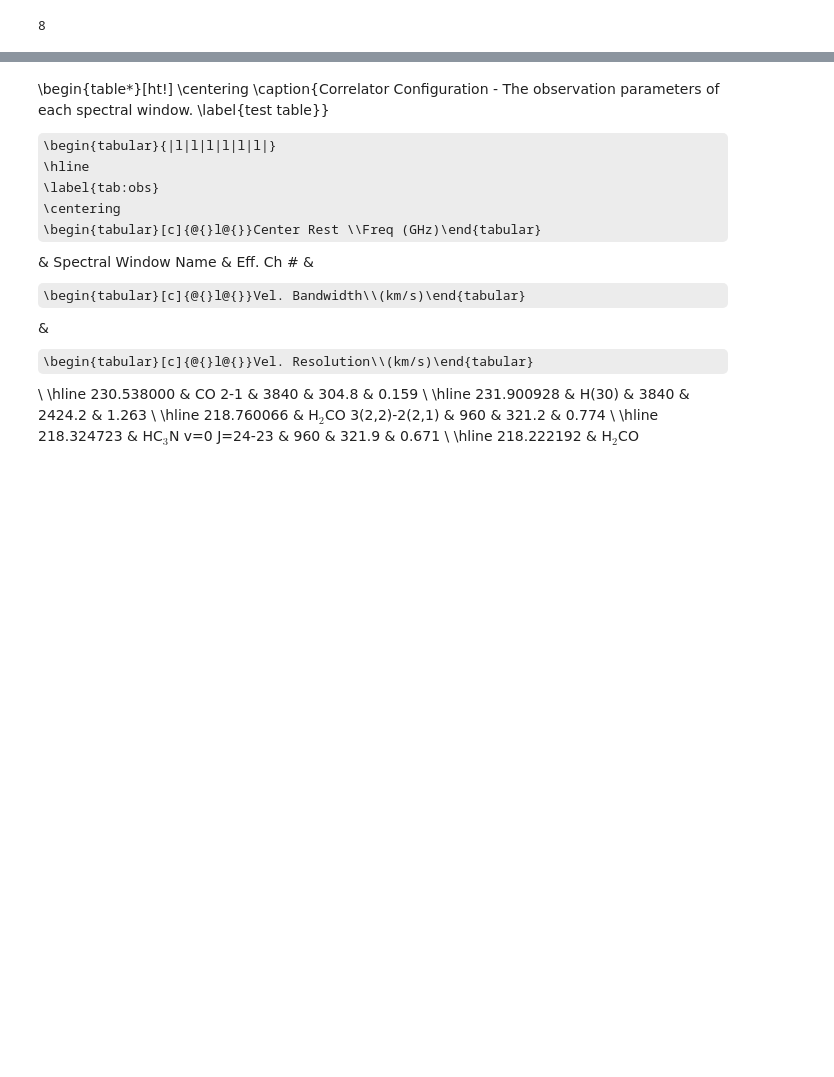
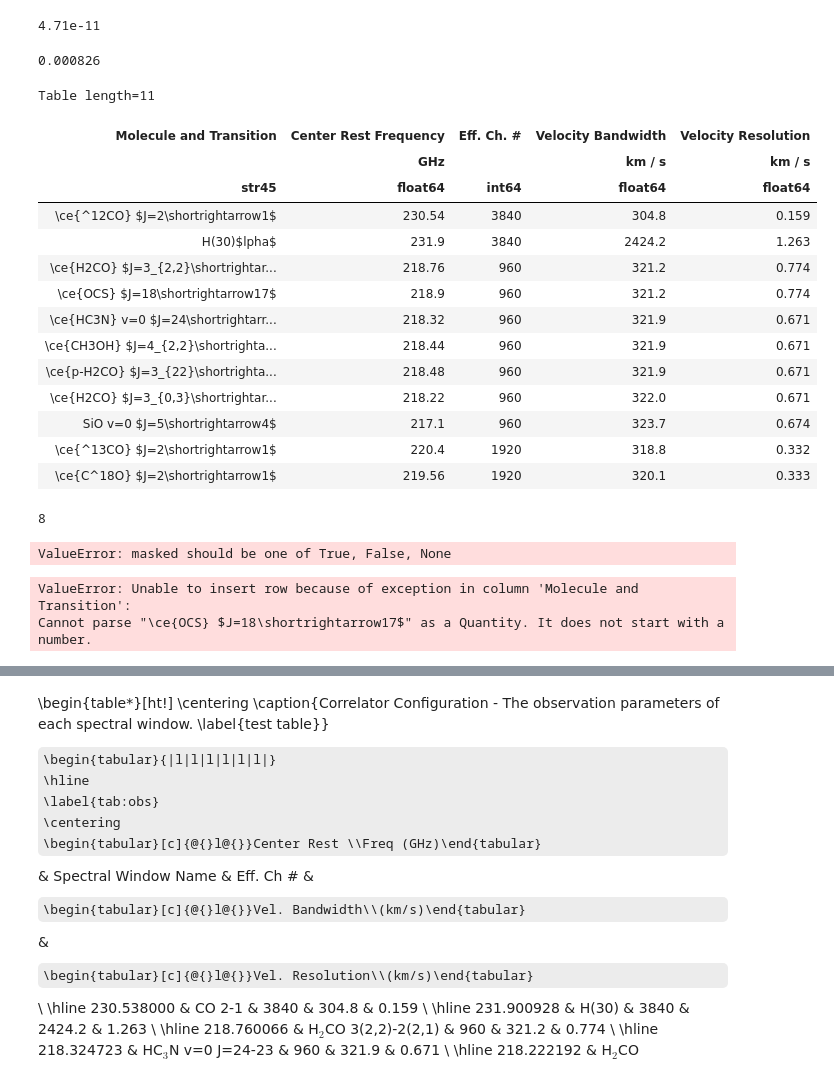
Before and after one commit to SpacialTree/clouds-g5-b1, a Jupyter notebook: table.ipynb, the cells around one changed output, grey strips where cells are left out. Cells and saved outputs as stored; diff of their text form; code cells hidden in the pictures; some formulas as TeX source; blank space fills up the shorter version.

```diff
--- a/table.ipynb
+++ b/table.ipynb
@@ -4,0 +41,8 @@ import numpy as np
+# %%
+collrates_hc3n['PH2'][299]['C_ij(T=60)']#['H2'][170]['C_ij(T=60)']#['PH2']#[5]['C_ij(T=60)']#[2]['C_ij(T=60)']# transition 24-23 aka 25-24
+# %% [output]
+4.71e-11
+# %%
+radtransitions_hc3n[23]['EinsteinA']#[1]['EinsteinA']
+# %% [output]
+0.000826
@@ -55,6 +132,24 @@ reso = [0.159, #12 CO
        0.332,  # 13CO
        0.333   # C18O
         ] *u.km/u.second
+# %%
+Table([spw, freq, ch, band, reso],names=names)
+# %% [output]
+Table length=11
+| Molecule and Transition | Center Rest Frequency | Eff. Ch. # | Velocity Bandwidth | Velocity Resolution |
+|  | GHz |  | km / s | km / s |
+| str45 | float64 | int64 | float64 | float64 |
+| \ce{^12CO} $J=2\shortrightarrow1$ | 230.54 | 3840 | 304.8 | 0.159 |
+| H(30)$lpha$ | 231.9 | 3840 | 2424.2 | 1.263 |
+| \ce{H2CO} $J=3_{2,2}\shortrightar... | 218.76 | 960 | 321.2 | 0.774 |
+| \ce{OCS} $J=18\shortrightarrow17$ | 218.9 | 960 | 321.2 | 0.774 |
+| \ce{HC3N} v=0 $J=24\shortrightarr... | 218.32 | 960 | 321.9 | 0.671 |
+| \ce{CH3OH} $J=4_{2,2}\shortrighta... | 218.44 | 960 | 321.9 | 0.671 |
+| \ce{p-H2CO} $J=3_{22}\shortrighta... | 218.48 | 960 | 321.9 | 0.671 |
+| \ce{H2CO} $J=3_{0,3}\shortrightar... | 218.22 | 960 | 322.0 | 0.671 |
+| SiO v=0 $J=5\shortrightarrow4$ | 217.1 | 960 | 323.7 | 0.674 |
+| \ce{^13CO} $J=2\shortrightarrow1$ | 220.4 | 1920 | 318.8 | 0.332 |
+| \ce{C^18O} $J=2\shortrightarrow1$ | 219.56 | 1920 | 320.1 | 0.333 |
 # %%
 len(freq)
 # %% [output]
@@ -69,12 +164,17 @@ row2 = [freq[1], spw[1], ch[1], band[1], reso[1]]
 #c = ['x', 'y', 'z']
 #d = [10, 20, 30] * u.m / u.s
 
-t = QTable([freq[:3], spw[:3], ch[:3], band[:3], reso[:3]],
+t = QTable(spw, [freq, ch, band, reso],
            names=names,
            meta={'name': 'first table'})
+# %% [output]
+ValueError: masked should be one of True, False, None
 # %%
 # OCS
-t.add_row([218.903355*u.GHz, '\ce{OCS} $J=18\shortrightarrow17$', 960, 321.2*u.km/u.second, 0.774*u.km/u.second])
+t.add_row(['\ce{OCS} $J=18\shortrightarrow17$', 218.90*u.GHz, 960, 321.2*u.km/u.second, 0.774*u.km/u.second])
+# %% [output]
+ValueError: Unable to insert row because of exception in column 'Molecule and Transition':
+Cannot parse "\ce{OCS} $J=18\shortrightarrow17$" as a Quantity. It does not start with a number.
 # %%
 # HC3N
 t.add_row([freq[3], spw[3], ch[3], band[3], reso[3]])
```
Also changed, not shown: parts of 12 cells of this notebook, 2 other files.
